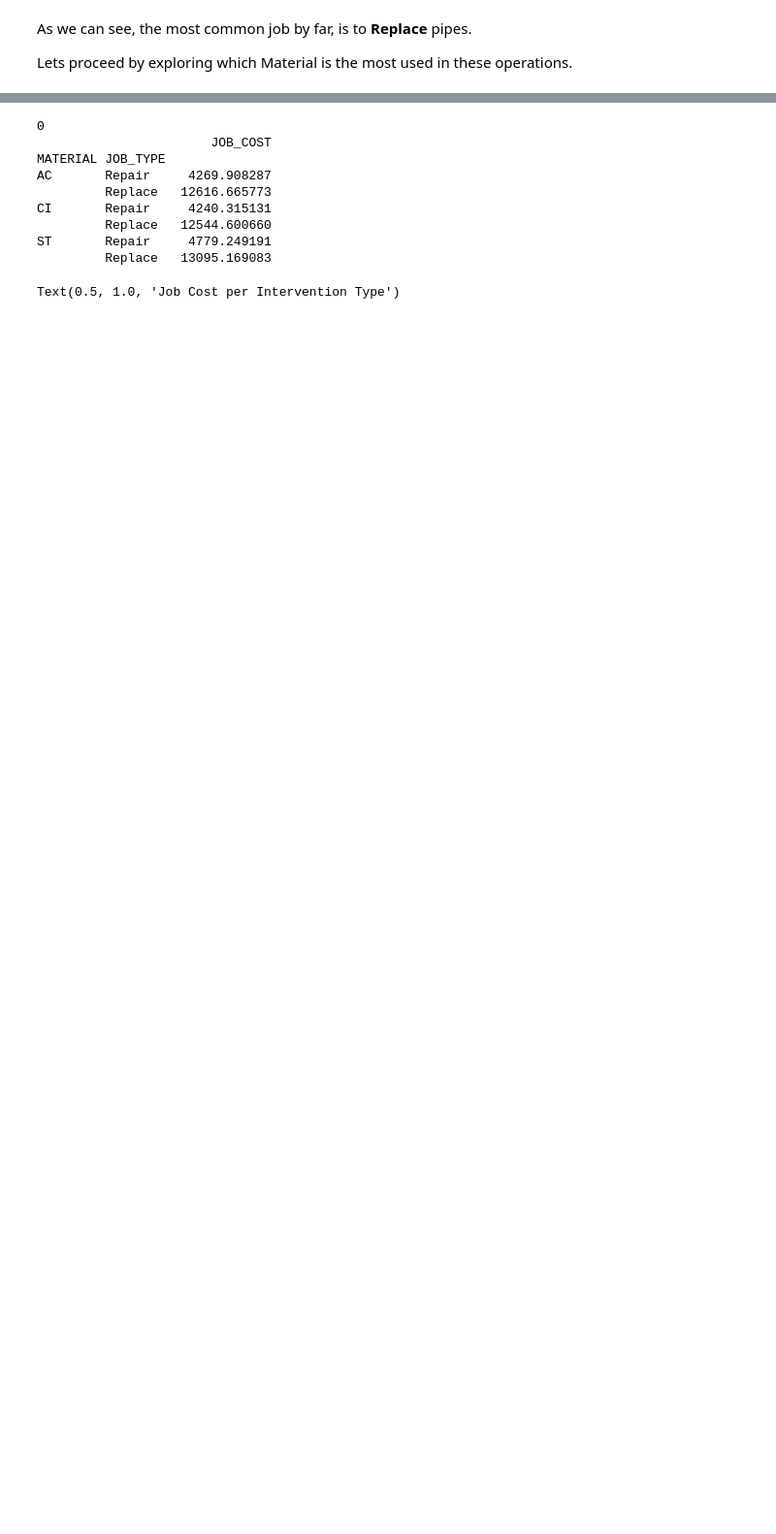
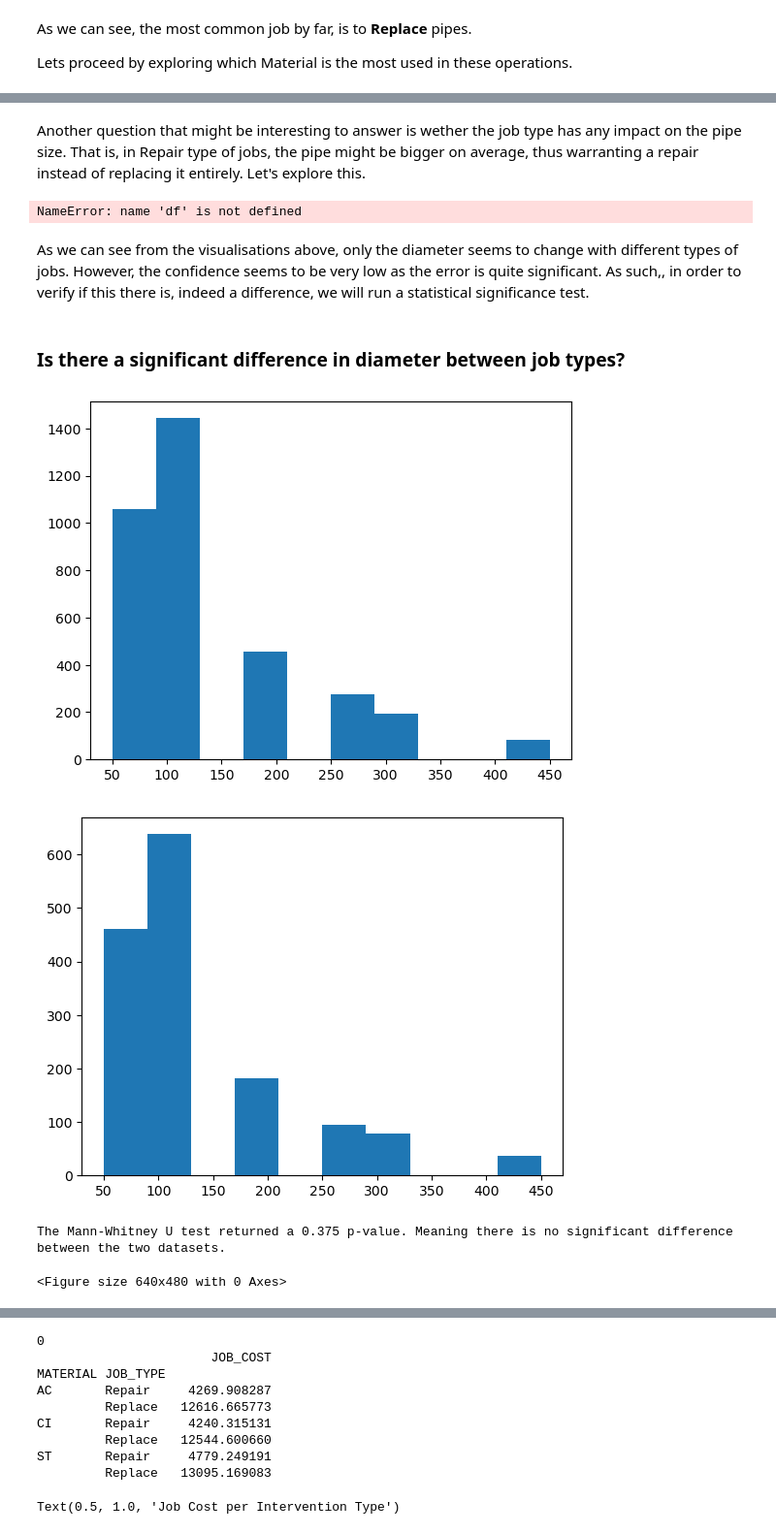
Before and after one commit to JCraveiro13/Python-Repository, a Jupyter notebook: pipe-installation-cost-analysis.ipynb, the cells around one changed output, grey strips where cells are left out. Shown: that part at 97% size. Drawn from its saved outputs; the diff is of its cells as text; code cells hidden in the pictures; blank space fills up the shorter version.

```diff
--- a/pipe-installation-cost-analysis.ipynb
+++ b/pipe-installation-cost-analysis.ipynb
@@ -149,0 +117,47 @@ Replace   1811  989  709       3509
+# %% [markdown]
+Another question that might be interesting to answer is wether the job type has any impact on the pipe size. That is, in Repair type of jobs, the pipe might be bigger on average, thus warranting a repair instead of replacing it entirely. Let's explore this.
+# %%
+# Starting with Length vs Job Type
+sns.barplot(data = df, x = "JOB_TYPE", y = "LENGTH_M")
+plt.show()
+plt.clf()
+
+# Depth vs Job Type
+sns.barplot(data = df, x = "JOB_TYPE", y = "DEPTH_M")
+plt.show()
+plt.clf()
+
+# Diameter vs Job Type
+sns.barplot(data = df, x = "JOB_TYPE", y = "DIAMETER_MM")
+# %% [output]
+NameError: name 'df' is not defined
+# %% [markdown]
+As we can see from the visualisations above, only the diameter seems to change with different types of jobs. However, the confidence seems to be very low as the error is quite significant. As such,, in order to verify if this there is, indeed a difference, we will run a statistical significance test.
+# %% [markdown]
+### Is there a significant difference in diameter between job types?
+# %%
+# making the groups
+df_replace = df[df.JOB_TYPE == "Replace"]["DIAMETER_MM"]
+df_replace = df_replace[df_replace < 500]
+df_repair = df[df.JOB_TYPE == "Repair"]["DIAMETER_MM"]
+df_repair = df_repair[df_repair < 500]
+
+# assessing assumptions of normality
+plt.hist(df_replace)
+plt.show()
+plt.clf()
+
+plt.hist(df_repair)
+plt.show()
+plt.clf()
+
+# because the two sets of data do not follow normality assumptions,
+# we will run a Mann-Whitney test
+
+stat, p = stats.mannwhitneyu(df_replace, df_repair)
+print(f"The Mann-Whitney U test returned a {round(p, 3)} p-value. Meaning there is no significant difference between the two datasets.")
+# %% [output]
+[figure, added]
+[figure, added]
+The Mann-Whitney U test returned a 0.375 p-value. Meaning there is no significant difference between the two datasets.
+<Figure size 640x480 with 0 Axes>
```
Also changed, not shown: parts of 26 cells of this notebook.
